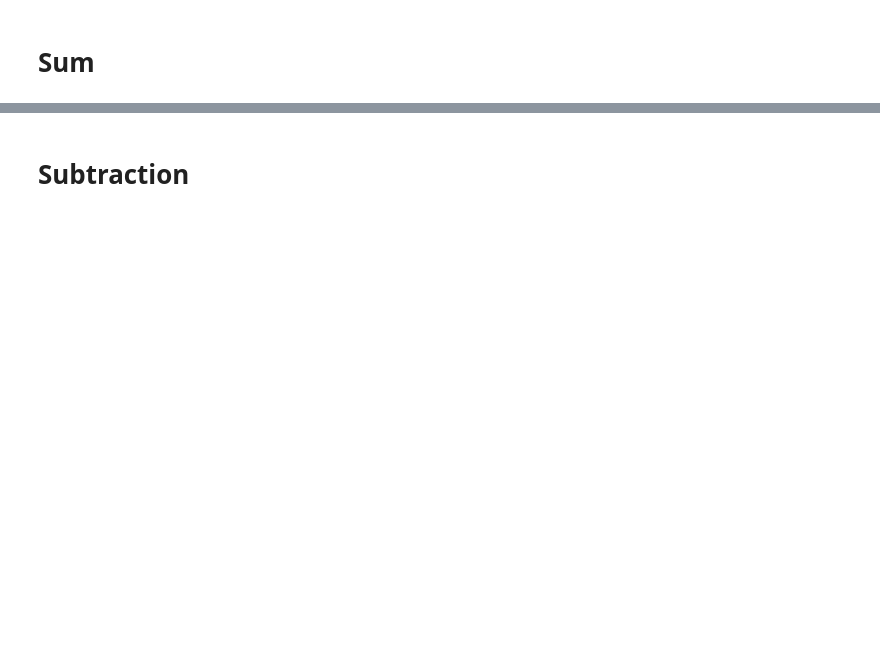
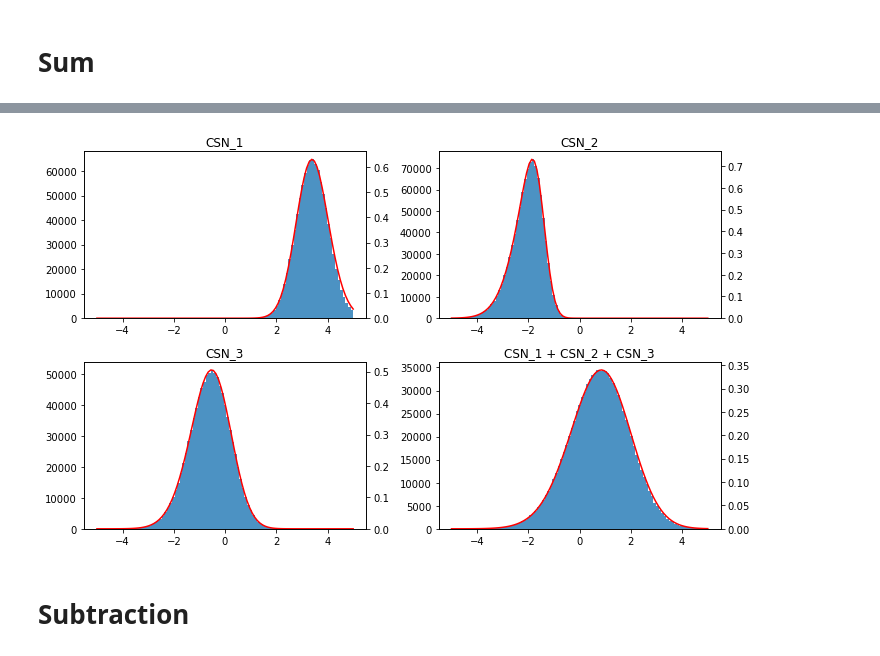
Before and after one commit to FelipeGiro/csnukf, a Jupyter notebook: csnukf/Examples/Operations with CSN.ipynb, the cells around one changed output, grey strips where cells are left out. Saved outputs shown, nothing was run; the diff lists cells and outputs as text; code cells hidden in the pictures; blank space fills up the shorter version.

```diff
--- a/csnukf/Examples/Operations with CSN.ipynb
+++ b/csnukf/Examples/Operations with CSN.ipynb
@@ -73,3 +85,44 @@ fig.tight_layout()
+# %%
+csn_1add2add3 = csn_1 + csn_2 + csn_3
+csn1add2add3_samples = csn1_samples  + csn2_samples + csn3_samples
+# %%
+fig, axes = plt.subplots(nrows=2, ncols=2, figsize=(10, 6))
+
+bins = np.linspace(-5, 5, 100)
+
+axes = axes.flatten()
+
+ax = axes[0]
+ax.set_title("CSN_1")
+ax.hist(csn1_samples, bins, label="Samples", alpha=.8)
+axf = ax.twinx()
+axf.plot(bins, csn_1.pdf_z(bins), color="r", label="Continuous")
+axf.set_ylim(0)
+
+ax = axes[1]
+ax.set_title("CSN_2")
+ax.hist(csn2_samples, bins, label="Samples", alpha=.8)
+axf = ax.twinx()
+axf.plot(bins, csn_2.pdf_z(bins), color="r", label="Continuous")
+axf.set_ylim(0)
+
+ax = axes[2]
+ax.set_title("CSN_3")
+ax.hist(csn3_samples, bins, label="Samples", alpha=.8)
+axf = ax.twinx()
+axf.plot(bins, csn_3.pdf_z(bins), color="r", label="Continuous")
+axf.set_ylim(0)
+
+ax = axes[3]
+ax.set_title("CSN_1 + CSN_2 + CSN_3")
+ax.hist(csn1add2add3_samples, bins, label="Samples", alpha=.8)
+axf = ax.twinx()
+axf.plot(bins, csn_1add2add3.pdf_z(bins), color="r", label="Continuous")
+axf.set_ylim(0)
+
+fig.tight_layout()
+# %% [output]
+[figure, added]
 # %% [markdown]
 # Subtraction
 # %%
```
Also changed, not shown: parts of 8 cells of this notebook.
